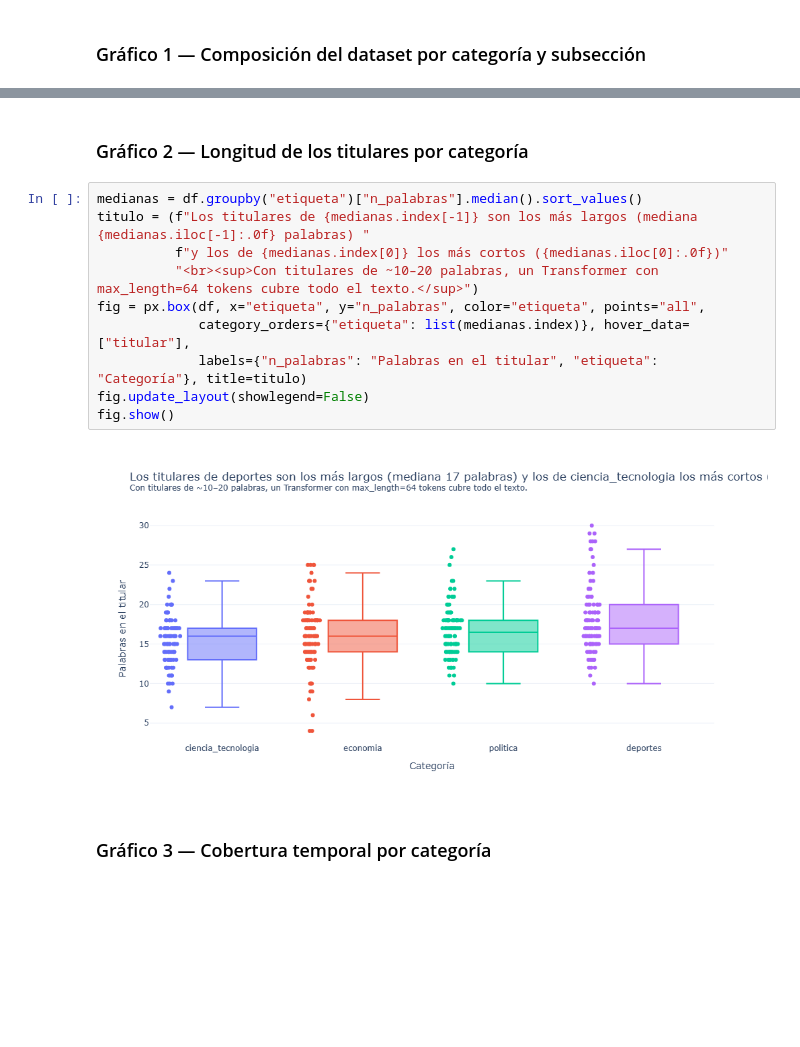
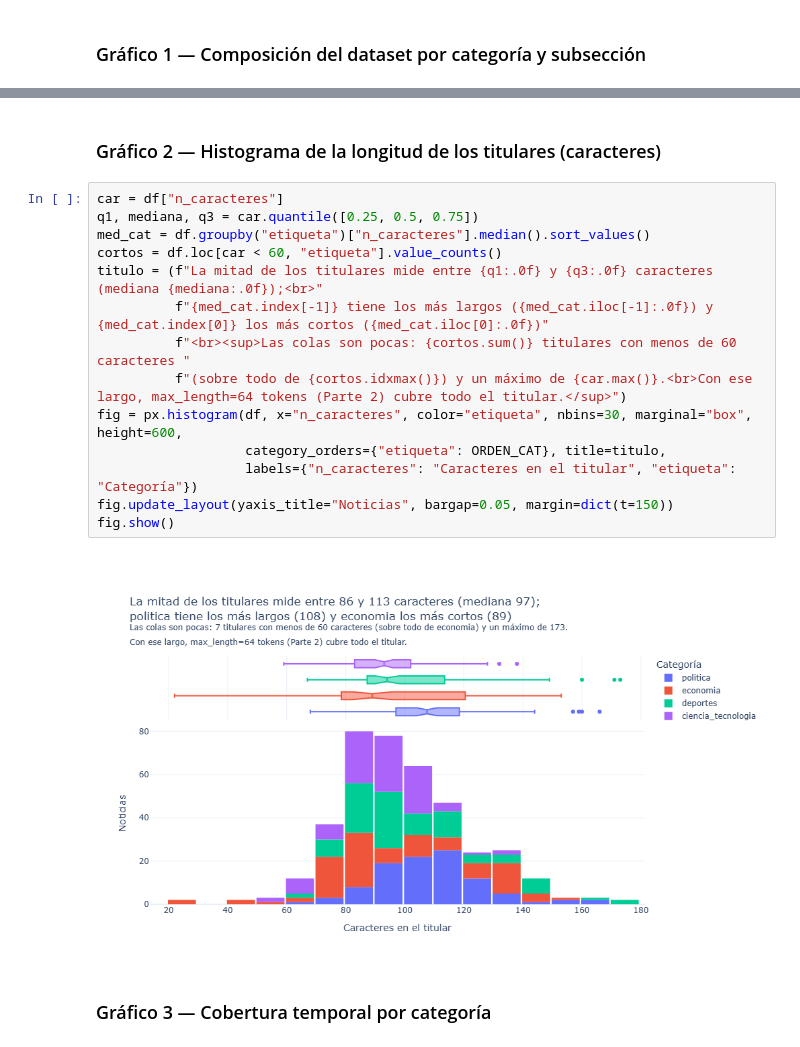
Before and after one commit to Cris92W/Python-Intermedio, a Jupyter notebook: tarea_1/01_recoleccion.ipynb, the cells around one changed output, grey strips where cells are left out. Drawn from its saved outputs; the diff is of its cells as text; blank space fills up the shorter version.

Commit message:
#1 Ajustes Parte 1: histograma de caracteres, ficha de recoleccion y titulos completos
Co-Authored-By: Claude Opus 5.5 <noreply@anthropic.com>

```diff
--- a/tarea_1/01_recoleccion.ipynb
+++ b/tarea_1/01_recoleccion.ipynb
@@ -513,17 +524,21 @@ Resorting to unclean kill browser.
 # %% [markdown]
-### Gráfico 2 — Longitud de los titulares por categoría
+### Gráfico 2 — Histograma de la longitud de los titulares (caracteres)
 # %%
-medianas = df.groupby("etiqueta")["n_palabras"].median().sort_values()
-titulo = (f"Los titulares de {medianas.index[-1]} son los más largos (mediana {medianas.iloc[-1]:.0f} palabras) "
-          f"y los de {medianas.index[0]} los más cortos ({medianas.iloc[0]:.0f})"
-          "<br><sup>Con titulares de ~10–20 palabras, un Transformer con max_length=64 tokens cubre todo el texto.</sup>")
-fig = px.box(df, x="etiqueta", y="n_palabras", color="etiqueta", points="all",
-             category_orders={"etiqueta": list(medianas.index)}, hover_data=["titular"],
-             labels={"n_palabras": "Palabras en el titular", "etiqueta": "Categoría"}, title=titulo)
-fig.update_layout(showlegend=False)
+car = df["n_caracteres"]
+q1, mediana, q3 = car.quantile([0.25, 0.5, 0.75])
+med_cat = df.groupby("etiqueta")["n_caracteres"].median().sort_values()
+cortos = df.loc[car < 60, "etiqueta"].value_counts()
+titulo = (f"La mitad de los titulares mide entre {q1:.0f} y {q3:.0f} caracteres (mediana {mediana:.0f});<br>"
+          f"{med_cat.index[-1]} tiene los más largos ({med_cat.iloc[-1]:.0f}) y {med_cat.index[0]} los más cortos ({med_cat.iloc[0]:.0f})"
+          f"<br><sup>Las colas son pocas: {cortos.sum()} titulares con menos de 60 caracteres "
+          f"(sobre todo de {cortos.idxmax()}) y un máximo de {car.max()}.<br>Con ese largo, max_length=64 tokens (Parte 2) cubre todo el titular.</sup>")
+fig = px.histogram(df, x="n_caracteres", color="etiqueta", nbins=30, marginal="box", height=600,
+                   category_orders={"etiqueta": ORDEN_CAT}, title=titulo,
+                   labels={"n_caracteres": "Caracteres en el titular", "etiqueta": "Categoría"})
+fig.update_layout(yaxis_title="Noticias", bargap=0.05, margin=dict(t=150))
 fig.show()
 # %% [output]
-[figure, old version]
+[figure, new version]
 # %% [markdown]
 ### Gráfico 3 — Cobertura temporal por categoría
 # %%
```
Also changed, not shown: parts of 8 cells of this notebook, 1 other file.
